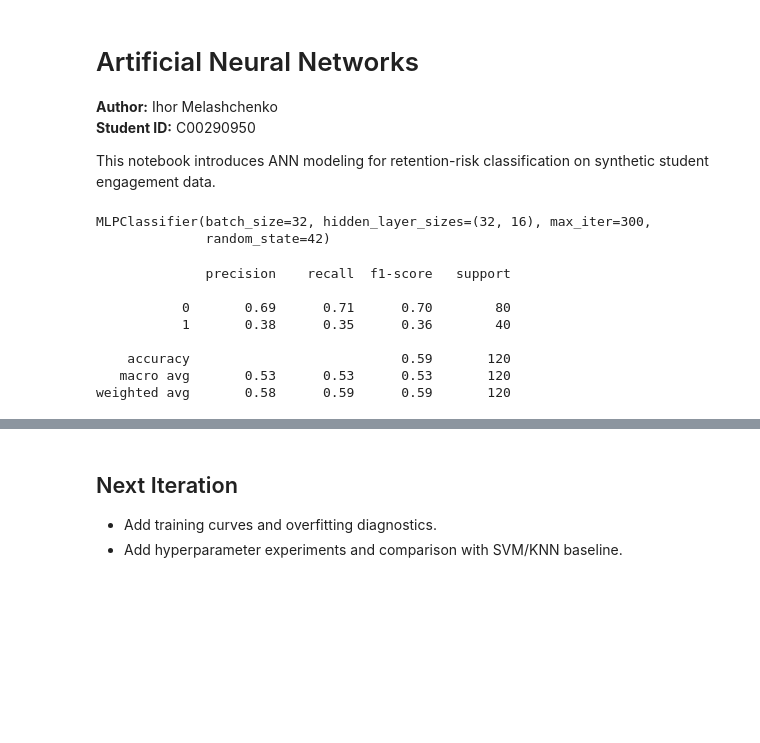
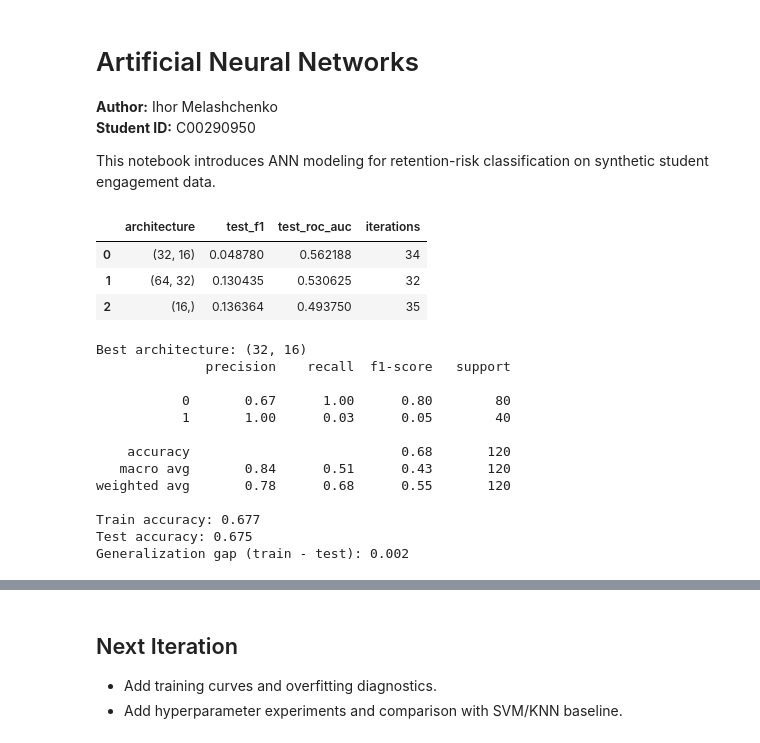
Before and after one commit to baldeagle0125/DS-and-ML-2-CA, a Jupyter notebook: notebooks/02_artificial_neural_networks.ipynb, the cells around one changed output, grey strips where cells are left out. Cells and saved outputs as stored; diff of their text form; code cells hidden in the pictures; blank space fills up the shorter version.

```diff
--- a/notebooks/02_artificial_neural_networks.ipynb
+++ b/notebooks/02_artificial_neural_networks.ipynb
@@ -34,30 +37,69 @@ scaler = StandardScaler()
 X_train_scaled = scaler.fit_transform(X_train)
 X_test_scaled = scaler.transform(X_test)
 # %%
-model = MLPClassifier(
-    hidden_layer_sizes=(32, 16),
-    activation='relu',
-    solver='adam',
-    alpha=1e-4,
-    batch_size=32,
-    learning_rate_init=1e-3,
-    max_iter=300,
-    random_state=42,
-)
+architectures = [(16,), (32, 16), (64, 32)]
+ann_rows = []
+trained_models = {}
 
-model.fit(X_train_scaled, y_train)
+for architecture in architectures:
+    model = MLPClassifier(
+        hidden_layer_sizes=architecture,
+        activation='relu',
+        solver='adam',
+        alpha=1e-4,
+        batch_size=32,
+        learning_rate_init=1e-3,
+        early_stopping=True,
+        validation_fraction=0.15,
+        n_iter_no_change=20,
+        max_iter=400,
+        random_state=42,
+    )
+
+    model.fit(X_train_scaled, y_train)
+    y_pred = model.predict(X_test_scaled)
+    y_prob = model.predict_proba(X_test_scaled)[:, 1]
+
+    ann_rows.append(
+        {
+            'architecture': architecture,
+            'test_f1': f1_score(y_test, y_pred),
+            'test_roc_auc': roc_auc_score(y_test, y_prob),
+            'iterations': model.n_iter_,
+        }
+    )
+    trained_models[architecture] = model
+
+ann_results = pd.DataFrame(ann_rows).sort_values(by='test_roc_auc', ascending=False).reset_index(drop=True)
+best_architecture = ann_results.loc[0, 'architecture']
+best_model = trained_models[best_architecture]
+
+ann_results
 # %% [output]
-MLPClassifier(batch_size=32, hidden_layer_sizes=(32, 16), max_iter=300,
-              random_state=42)
+|  | architecture | test_f1 | test_roc_auc | iterations |
+| 0 | (32, 16) | 0.048780 | 0.562188 | 34 |
+| 1 | (64, 32) | 0.130435 | 0.530625 | 32 |
+| 2 | (16,) | 0.136364 | 0.493750 | 35 |
 # %%
-y_pred = model.predict(X_test_scaled)
-print(classification_report(y_test, y_pred))
+print('Best architecture:', best_architecture)
+print(classification_report(y_test, best_model.predict(X_test_scaled)))
+
+train_accuracy = best_model.score(X_train_scaled, y_train)
+test_accuracy = best_model.score(X_test_scaled, y_test)
+print(f'Train accuracy: {train_accuracy:.3f}')
+print(f'Test accuracy: {test_accuracy:.3f}')
+print(f'Generalization gap (train - test): {train_accuracy - test_accuracy:.3f}')
 # %% [output]
+Best architecture: (32, 16)
               precision    recall  f1-score   support
 
-           0       0.69      0.71      0.70        80
-           1       0.38      0.35      0.36        40
+           0       0.67      1.00      0.80        80
+           1       1.00      0.03      0.05        40
 
-    accuracy                           0.59       120
-   macro avg       0.53      0.53      0.53       120
-weighted avg       0.58      0.59      0.59       120
+    accuracy                           0.68       120
+   macro avg       0.84      0.51      0.43       120
+weighted avg       0.78      0.68      0.55       120
+
+Train accuracy: 0.677
+Test accuracy: 0.675
+Generalization gap (train - test): 0.002
```
Also changed, not shown: parts of 2 cells of this notebook.
